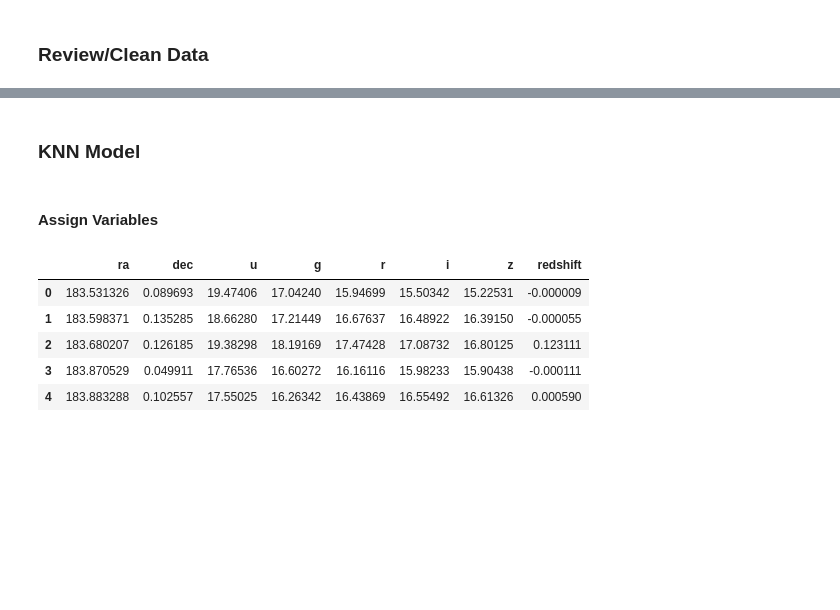
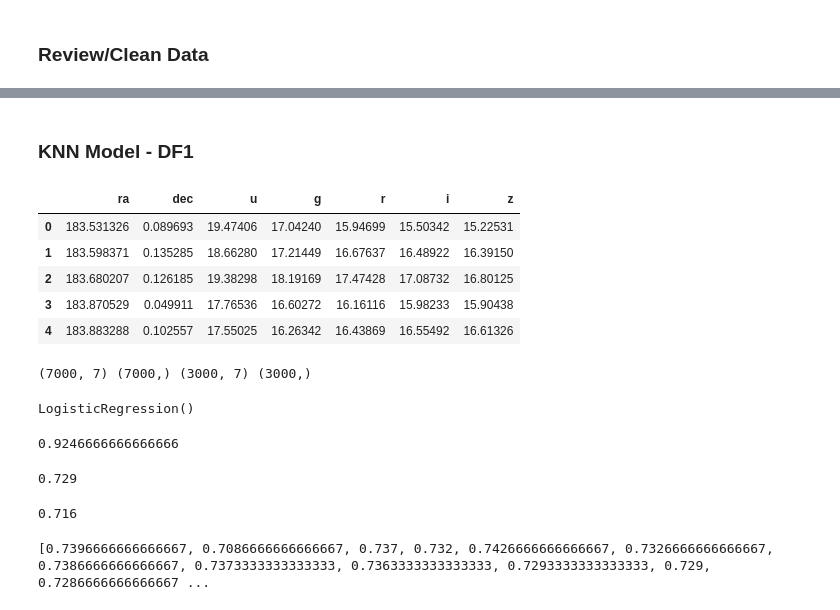
Before and after one commit to PhotoSynthesist62/UCI_Data_Analytics_Bootcamp_2020, a Jupyter notebook: 23-Final_Project/obsv_model_KNN.ipynb, the cells around one changed output, grey strips where cells are left out. Drawn from its saved outputs; the diff is of its cells as text; code cells hidden in the pictures; blank space fills up the shorter version.

```diff
--- a/23-Final_Project/obsv_model_KNN.ipynb
+++ b/23-Final_Project/obsv_model_KNN.ipynb
@@ -104,7 +37,10 @@ Name: class, Length: 10000, dtype: object
+# %%
+df = pd.DataFrame(obsrv, columns=['ra','dec','u','g','r','i','z','class', 'redshift'])
+df1 = pd.DataFrame(obsrv, columns=['ra','dec','u','g','r','i','z','class'])
+df2 = pd.DataFrame(obsrv, columns=['u','g','r','i','z','class', 'redshift'])
+df3 = pd.DataFrame(obsrv, columns=['u','g','r','i','z','class'])
 # %% [markdown]
-### KNN Model
+### KNN Model - DF1
 # %%
 from sklearn.neighbors import KNeighborsClassifier
-# %% [markdown]
-#### Assign Variables
 # %%
@@ -112,13 +49,13 @@ y = df["class"]
 target_names = ["STAR", "QSO", "GALAXY"]
 # %%
-X = df.drop("class", axis=1)
+X = df1.drop("class", axis=1)
 X.head()
 # %% [output]
-|  | ra | dec | u | g | r | i | z | redshift |
-| 0 | 183.531326 | 0.089693 | 19.47406 | 17.04240 | 15.94699 | 15.50342 | 15.22531 | -0.000009 |
-| 1 | 183.598371 | 0.135285 | 18.66280 | 17.21449 | 16.67637 | 16.48922 | 16.39150 | -0.000055 |
-| 2 | 183.680207 | 0.126185 | 19.38298 | 18.19169 | 17.47428 | 17.08732 | 16.80125 | 0.123111 |
-| 3 | 183.870529 | 0.049911 | 17.76536 | 16.60272 | 16.16116 | 15.98233 | 15.90438 | -0.000111 |
-| 4 | 183.883288 | 0.102557 | 17.55025 | 16.26342 | 16.43869 | 16.55492 | 16.61326 | 0.000590 |
+|  | ra | dec | u | g | r | i | z |
+| 0 | 183.531326 | 0.089693 | 19.47406 | 17.04240 | 15.94699 | 15.50342 | 15.22531 |
+| 1 | 183.598371 | 0.135285 | 18.66280 | 17.21449 | 16.67637 | 16.48922 | 16.39150 |
+| 2 | 183.680207 | 0.126185 | 19.38298 | 18.19169 | 17.47428 | 17.08732 | 16.80125 |
+| 3 | 183.870529 | 0.049911 | 17.76536 | 16.60272 | 16.16116 | 15.98233 | 15.90438 |
+| 4 | 183.883288 | 0.102557 | 17.55025 | 16.26342 | 16.43869 | 16.55492 | 16.61326 |
 # %%
 from sklearn.model_selection import train_test_split
@@ -125,0 +63,10 @@ X_train, X_test, y_train, y_test = train_test_split(X, y)
+# %%
+print(X_train.shape, y_train.shape,X_test.shape, y_test.shape)
+# %% [output]
+(7000, 7) (7000,) (3000, 7) (3000,)
+# %%
+from sklearn.linear_model import LogisticRegression
+lr_model = LogisticRegression()
+lr_model.fit(X_train, y_train)
+# %% [output]
+LogisticRegression()
@@ -125,0 +76,32 @@ X_train, X_test, y_train, y_test = train_test_split(X, y)
+# %%
+print(metrics.accuracy_score(y_test, y_pred))
+# %% [output]
+0.9246666666666666
+# %%
+knn = KNeighborsClassifier(n_neighbors=11)
+knn.fit(X_train, y_train)
+y_pred = knn.predict(X_test)
+print(metrics.accuracy_score(y_test, y_pred))
+# %% [output]
+0.729
+# %%
+knn = KNeighborsClassifier(n_neighbors=15)
+knn.fit(X_train, y_train)
+y_pred = knn.predict(X_test)
+print(metrics.accuracy_score(y_test, y_pred))
+# %% [output]
+0.716
+# %%
+k_range = range(1, 27)
+
+scores = []
+
+for k in k_range:
+    knn = KNeighborsClassifier(n_neighbors=k)
+    knn.fit(X_train, y_train)
+    y_pred = knn.predict(X_test)
+    scores.append(metrics.accuracy_score(y_test, y_pred))
+
+print(scores)
+# %% [output]
+[0.7396666666666667, 0.7086666666666667, 0.737, 0.732, 0.7426666666666667, 0.7326666666666667, 0.7386666666666667, 0.7373333333333333, 0.7363333333333333, 0.7293333333333333, 0.729, 0.7286666666666667 ...
```
Also changed, not shown: parts of 43 cells of this notebook, 3 other files.
